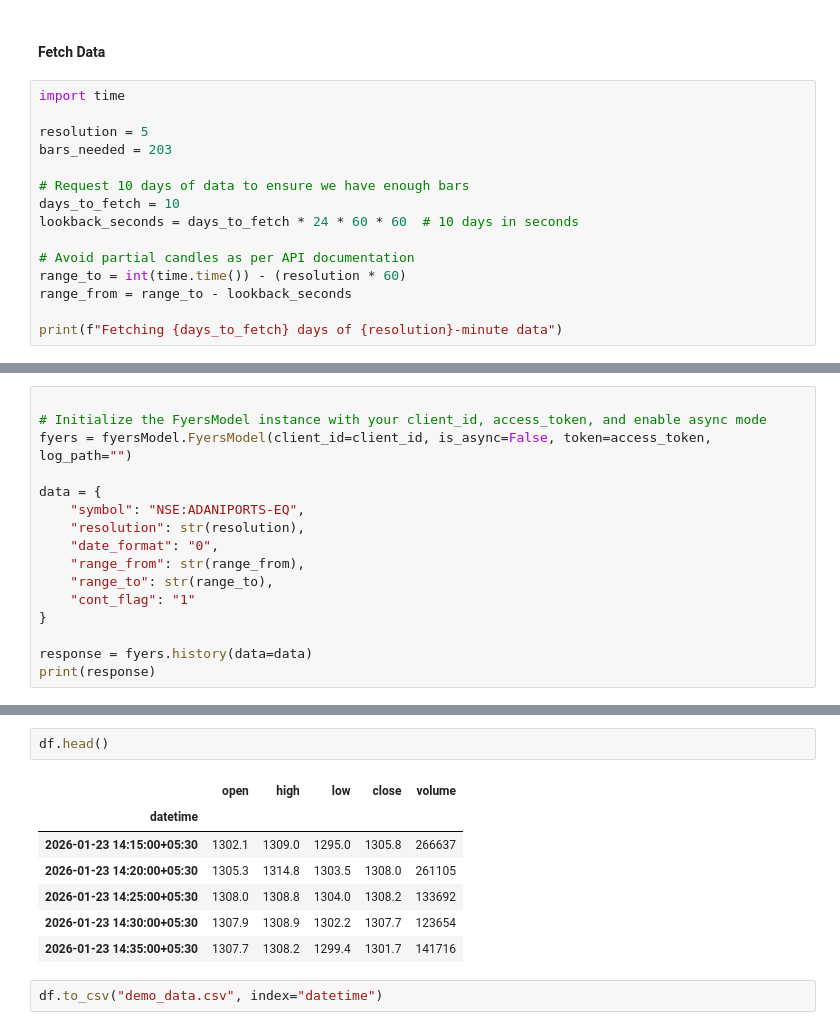
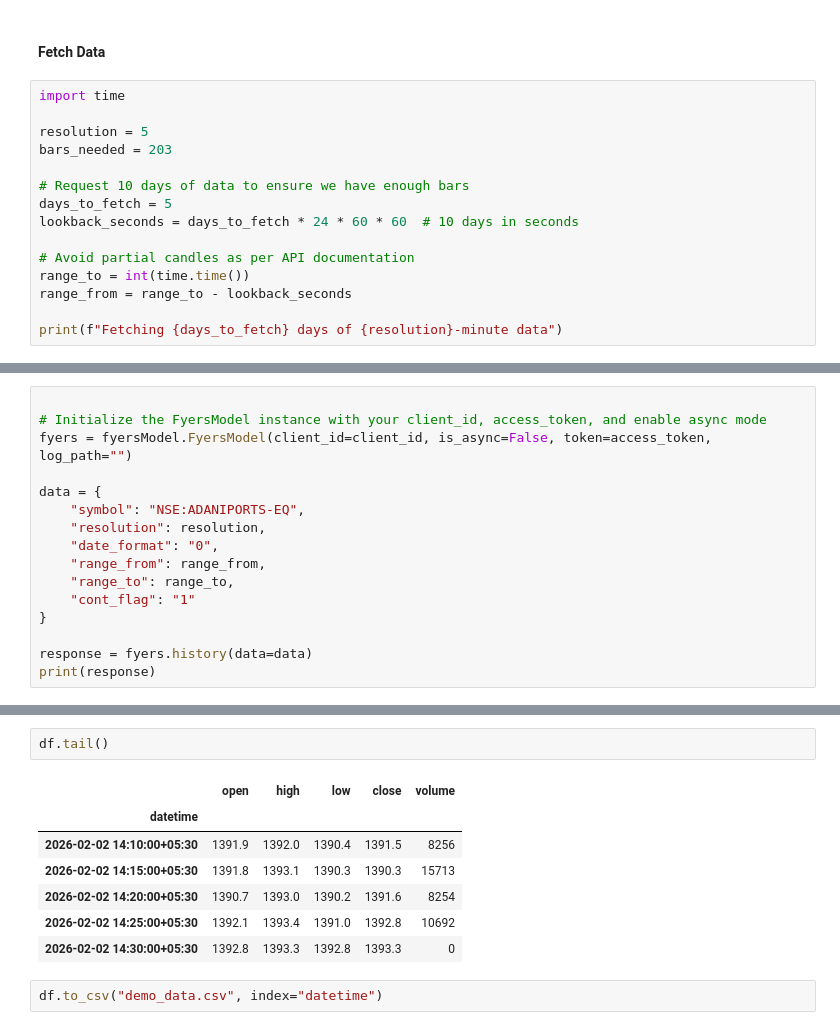
Before and after one commit to tech-ml-quant-luv/trading_bot, a Jupyter notebook: datasource/fetch_and_store_data.ipynb, the cells around one changed output, grey strips where cells are left out. Saved outputs shown, nothing was run; the diff lists cells and outputs as text.

```diff
--- a/datasource/fetch_and_store_data.ipynb
+++ b/datasource/fetch_and_store_data.ipynb
@@ -89,11 +89,11 @@ resolution = 5
 bars_needed = 203
 
 # Request 10 days of data to ensure we have enough bars
-days_to_fetch = 10
+days_to_fetch = 5
 lookback_seconds = days_to_fetch * 24 * 60 * 60  # 10 days in seconds
 
 # Avoid partial candles as per API documentation
-range_to = int(time.time()) - (resolution * 60)
+range_to = int(time.time())
 range_from = range_to - lookback_seconds
 
 print(f"Fetching {days_to_fetch} days of {resolution}-minute data")
@@ -106,10 +106,10 @@ fyers = fyersModel.FyersModel(client_id=client_id, is_async=False, token=access_
 
 data = {
     "symbol": "NSE:ADANIPORTS-EQ",
-    "resolution": str(resolution),
+    "resolution": resolution,
     "date_format": "0",
-    "range_from": str(range_from),
-    "range_to": str(range_to),
+    "range_from": range_from,
+    "range_to": range_to,
     "cont_flag": "1"
 }
 
@@ -157,12 +157,12 @@ df = fyers_history_to_df(response)
 # %%
-df.head()
+df.tail()
 # %% [output]
 |  | open | high | low | close | volume |
 | datetime |  |  |  |  |  |
-| 2026-01-23 14:15:00+05:30 | 1302.1 | 1309.0 | 1295.0 | 1305.8 | 266637 |
-| 2026-01-23 14:20:00+05:30 | 1305.3 | 1314.8 | 1303.5 | 1308.0 | 261105 |
-| 2026-01-23 14:25:00+05:30 | 1308.0 | 1308.8 | 1304.0 | 1308.2 | 133692 |
-| 2026-01-23 14:30:00+05:30 | 1307.9 | 1308.9 | 1302.2 | 1307.7 | 123654 |
-| 2026-01-23 14:35:00+05:30 | 1307.7 | 1308.2 | 1299.4 | 1301.7 | 141716 |
+| 2026-02-02 14:10:00+05:30 | 1391.9 | 1392.0 | 1390.4 | 1391.5 | 8256 |
+| 2026-02-02 14:15:00+05:30 | 1391.8 | 1393.1 | 1390.3 | 1390.3 | 15713 |
+| 2026-02-02 14:20:00+05:30 | 1390.7 | 1393.0 | 1390.2 | 1391.6 | 8254 |
+| 2026-02-02 14:25:00+05:30 | 1392.1 | 1393.4 | 1391.0 | 1392.8 | 10692 |
+| 2026-02-02 14:30:00+05:30 | 1392.8 | 1393.3 | 1392.8 | 1393.3 | 0 |
 # %%
 df.to_csv("demo_data.csv", index="datetime")
```
Also changed, not shown: parts of 4 cells of this notebook, 2 other files.
